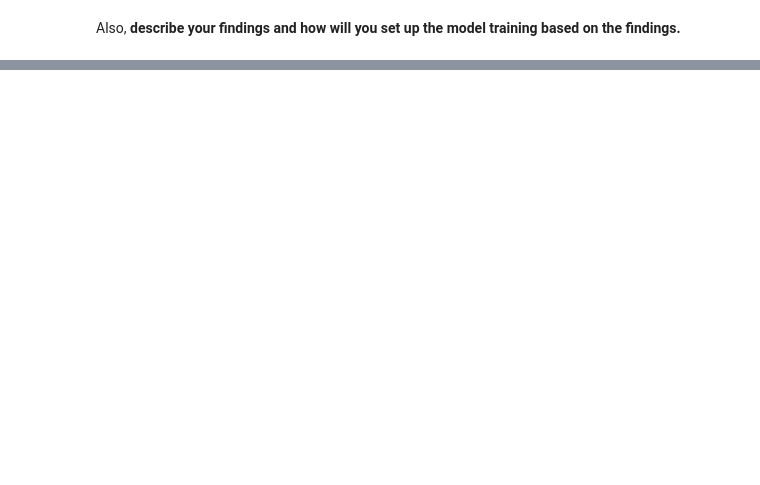
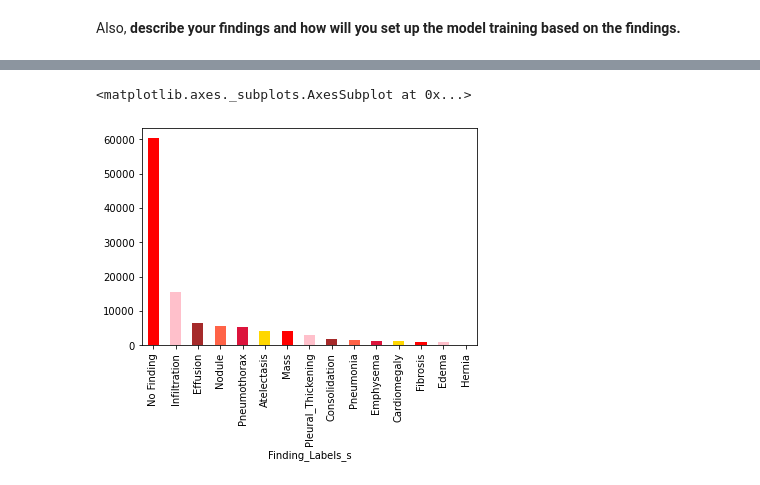
Before and after one commit to MarkRoy8888/AIHCND_C2_Starter, a Jupyter notebook: EDA.ipynb, the cells around one changed output, grey strips where cells are left out. Cells and saved outputs as stored; diff of their text form; code cells hidden in the pictures; blank space fills up the shorter version.

```diff
--- a/EDA.ipynb
+++ b/EDA.ipynb
@@ -31,0 +101,7 @@ Also, **describe your findings and how will you set up the model training based
+# %%
+all_xray_df['Finding_Labels_s']=all_xray_df['Finding Labels'].str.split('|').str.get(-1)
+all_xray_df.groupby('Finding_Labels_s').count()['Patient ID'].sort_values(ascending=False)
+# all_xray_df['Finding_Labels_s']=all_xray_df['Finding Labels'].str.split('|').str.get(0)
+# all_xray_df.groupby('Finding_Labels_s').count()['Patient ID'].sort_values(ascending=False)
+# all_xray_df['Finding_Labels_s2']=all_xray_df['Finding Labels'].str.split(',').str.get(0)
+# all_xray_df.groupby('Finding_Labels_s2').count()['Patient ID'].sort_values(ascending=False)
@@ -31,0 +126,8 @@ Also, **describe your findings and how will you set up the model training based
+# %%
+all_xray_df.groupby('Finding_Labels_s').count()['Patient ID'].\
+sort_values(ascending=False).plot(kind='bar',\
+color=['red','pink','brown','tomato','crimson','gold'])
+# plt.xticks(rotation='vertical')
+# %% [output]
+<matplotlib.axes._subplots.AxesSubplot at 0x...>
+[figure, added]
```
Also changed, not shown: parts of 15 cells of this notebook, 3 other files.
